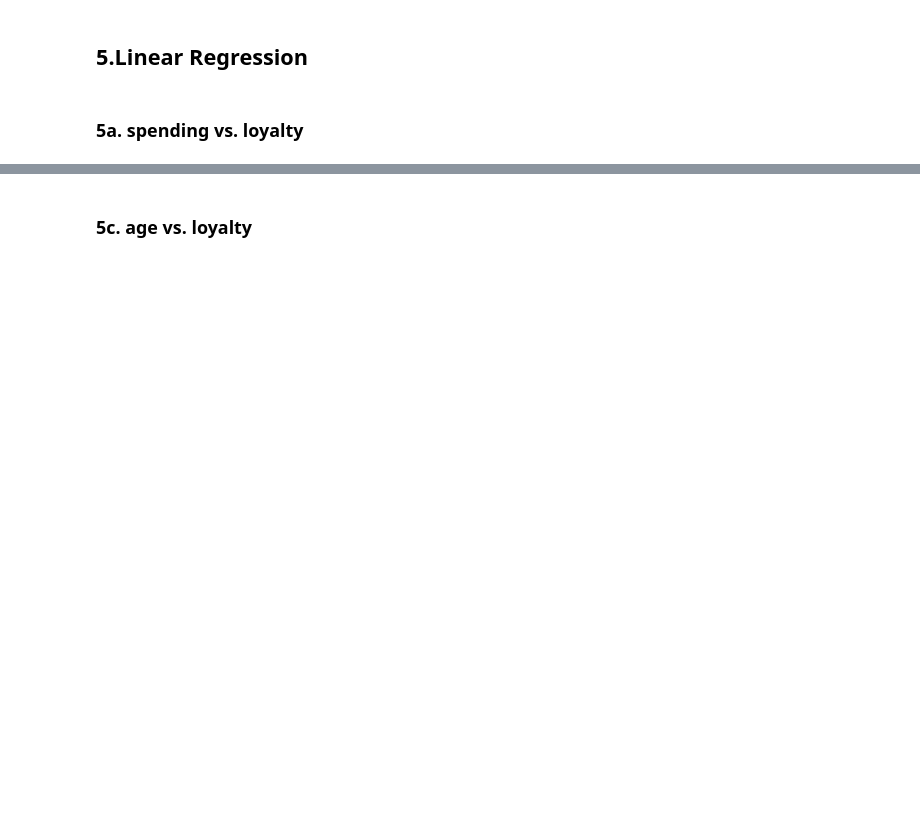
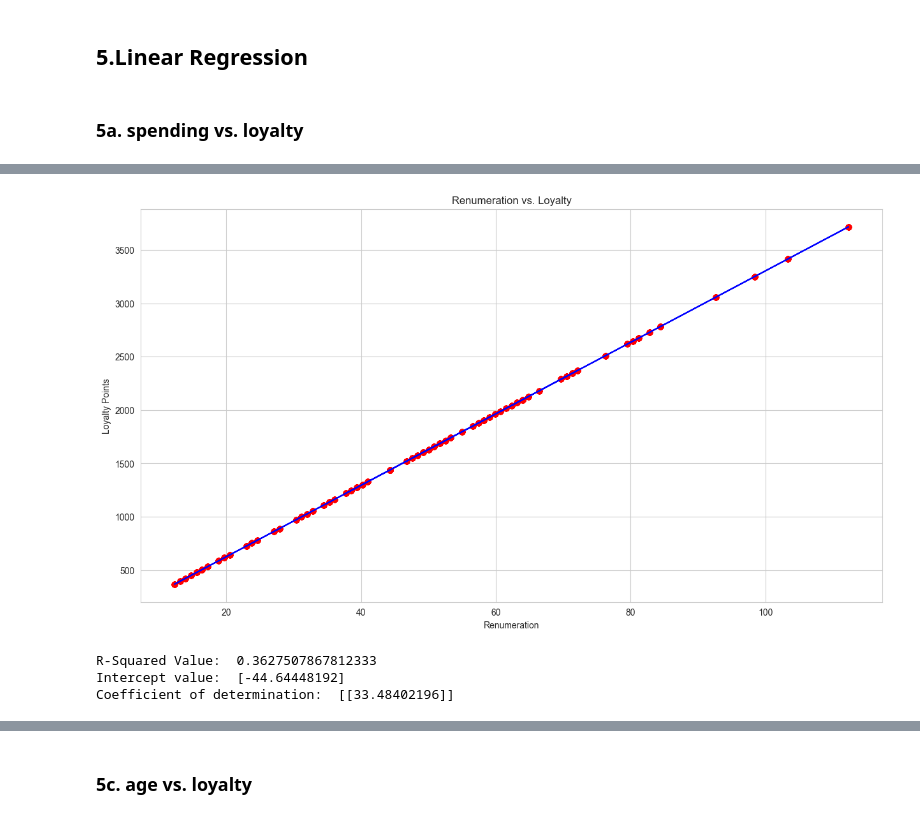
Before and after one commit to DimaBrikach/AdvancedAnalytics_Assignment, a Jupyter notebook: Dzmitry_Brykach_DA301_Assignment.ipynb, the cells around one changed output, grey strips where cells are left out. Drawn from its saved outputs; the diff is of its cells as text; code cells hidden in the pictures; blank space fills up the shorter version.

```diff
--- a/Dzmitry_Brykach_DA301_Assignment.ipynb
+++ b/Dzmitry_Brykach_DA301_Assignment.ipynb
@@ -123,8 +245,11 @@ dtype: int64
 # %%
-# Extract the estimated parameters.
+# split the data.
+X_renum_train, X_renum_test, Y_loyal_train, Y_loyal_test = train_test_split(X_renum, Y_loyal, test_size=0.2, random_state=100)
+
+# fitting the model with the train data
+lm.fit(X_renum_train, Y_loyal_train)
 
 
-# Extract the standard errors.
-
-
-# Extract the predicted values.
+# predict the training data
+YLoyalPred = lm.predict(X_renum_train)
+YLoyalPred
@@ -131,7 +264,20 @@ dtype: int64
 # %%
-# Set the the X coefficient and the constant to generate the regression table.
-
-
-# View the output.
+# visualizing the model
+plt.figure(figsize=(15, 8))
+plt.scatter(X_renum_train, YLoyalPred, color='red')
+plt.plot(X_renum_train, YLoyalPred, color='blue')
+plt.title("Renumeration vs. Loyalty")
+plt.xlabel('Renumeration')
+plt.ylabel('Loyalty Points')
+plt.show()
+# %% [output]
+[figure, added]
 # %%
-# Plot graph with regression line.
+# Evaluate the goodness of the model
+print("R-Squared Value: ", lm.score(X_renum_train, Y_loyal_train) )
+print("Intercept value: ", lm.intercept_)
+print("Coefficient of determination: ", lm.coef_)
+# %% [output]
+R-Squared Value:  0.3627507867812333
+Intercept value:  [-44.64448192]
+Coefficient of determination:  [[33.48402196]]
```
Also changed, not shown: parts of 30 cells of this notebook.
